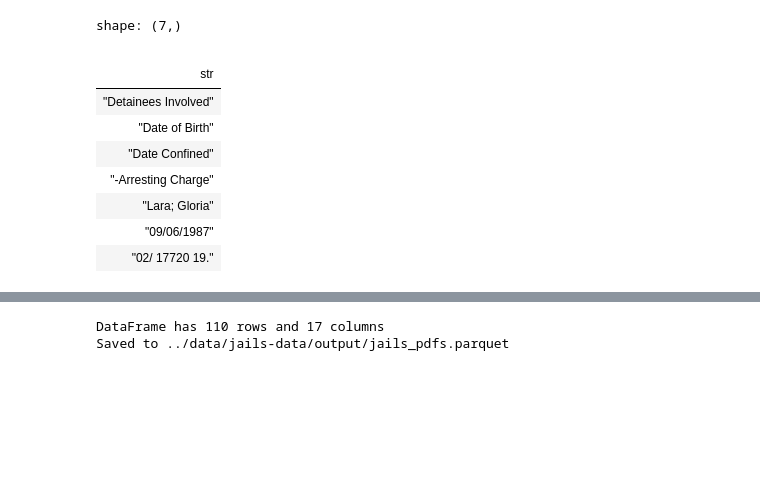
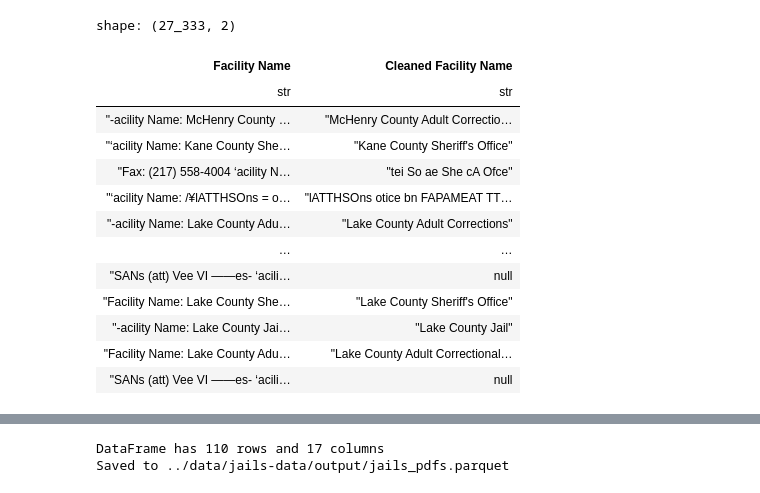
Before and after one commit to mansueto-institute/jail-events, a Jupyter notebook: src/jail-events/notebooks/extraction_report.ipynb, the cells around one changed output, grey strips where cells are left out. Cells and saved outputs as stored; diff of their text form; code cells hidden in the pictures; blank space fills up the shorter version.

```diff
--- a/src/jail-events/notebooks/extraction_report.ipynb
+++ b/src/jail-events/notebooks/extraction_report.ipynb
@@ -42,13 +48,39 @@ shape: (5, 19)
-# %%
-df['Table Contents'][259]
-# %% [output]
-shape: (7,)
-|  |
-| str |
-| "Detainees Involved" |
-| "Date of Birth" |
-| "Date Confined" |
-| "-Arresting Charge" |
-| "Lara; Gloria" |
-| "09/06/1987" |
-| "02/ 17720 19." |
+# %%
+# Clean facility name:
+def clean_facility_name(df):
+    """Clean facility names using Polars expressions"""
+    return df.with_columns(
+        pl.col('Facility Name')
+        # First, clean OCR artifacts
+        .str.replace_all(r'\\n|\\\\|\\/', ' ')  # Remove \n, \\, \/
+        .str.replace_all(r'\n', ' ')  # Remove actual newlines
+        .str.replace_all(r'[\\\/]+', ' ')  # Clean slashes
+        .str.replace_all(r'\s+', ' ')  # Multiple spaces to single
+        .str.strip_chars()  # Trim whitespace
+        # Extract facility name after any variation of "Name:"
+        .str.extract(r'cility Name:\s*(.+)', 1)
+        # Additional cleanup of extracted names
+        .str.replace_all(r'[^a-zA-Z\s\'-]', ' ')  # Keep only letters, spaces, apostrophes, hyphens
+        .str.replace_all(r'\s+', ' ')  # Clean multiple spaces again
+        .str.strip_chars()  # Final trim
+        .alias('Cleaned Facility Name')
+    )
+
+# Apply the cleaning
+df_cleaned = clean_facility_name(df)
+df_cleaned['Facility Name', 'Cleaned Facility Name']
+# %% [output]
+shape: (27_333, 2)
+| Facility Name | Cleaned Facility Name |
+| str | str |
+| "-acility Name: McHenry County … | "McHenry County Adult Correctio… |
+| "‘acility Name: Kane County She… | "Kane County Sheriff's Office" |
+| "Fax: (217) 558-4004 ‘acility N… | "tei So ae She cA Ofce" |
+| "‘acility Name: /¥lATTHSOns = o… | "lATTHSOns otice bn FAPAMEAT TT… |
+| "-acility Name: Lake County Adu… | "Lake County Adult Corrections" |
+| … | … |
+| "SANs (att) Vee VI ——es- ‘acili… | null |
+| "Facility Name: Lake County She… | "Lake County Sheriff's Office" |
+| "-acility Name: Lake County Jai… | "Lake County Jail" |
+| "Facility Name: Lake County Adu… | "Lake County Adult Correctional… |
+| "SANs (att) Vee VI ——es- ‘acili… | null |
```
Also changed, not shown: parts of 10 cells of this notebook, 2 other files.
